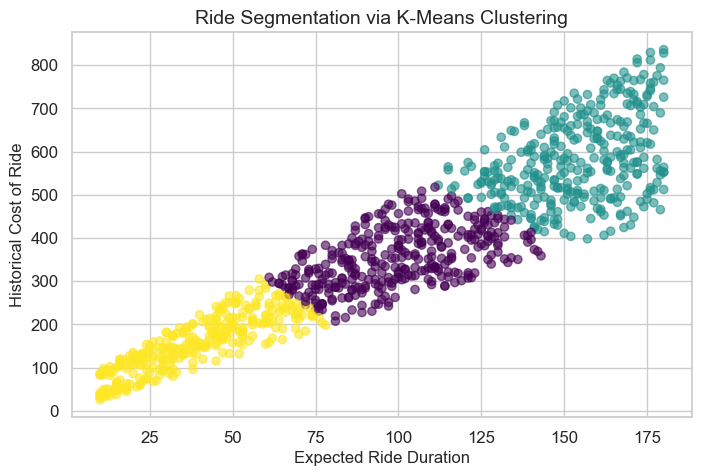
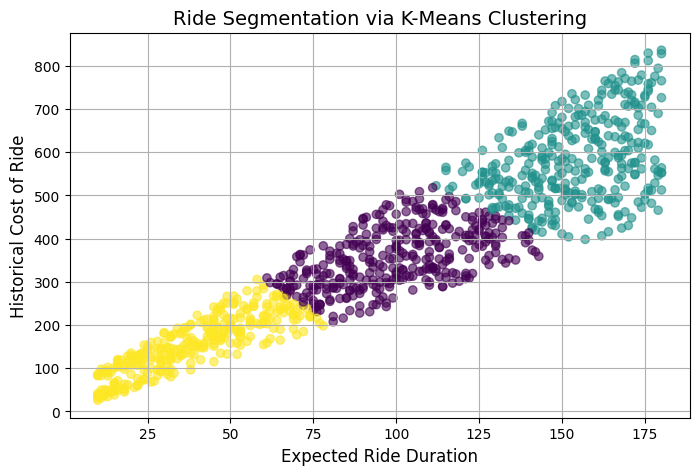
Code edit (unified diff) that turned the first committed figure into the second:
--- before
+++ after
@@ -25,4 +25,5 @@
 plt.ylabel('Historical Cost of Ride', fontsize=12)
 plt.title('Ride Segmentation via K-Means Clustering', fontsize=14)
+plt.savefig('charts_img/33_Ride_Segmentation_via_K-Means_Clustering.png')
 plt.grid(True)
 plt.show()

Commit: updated